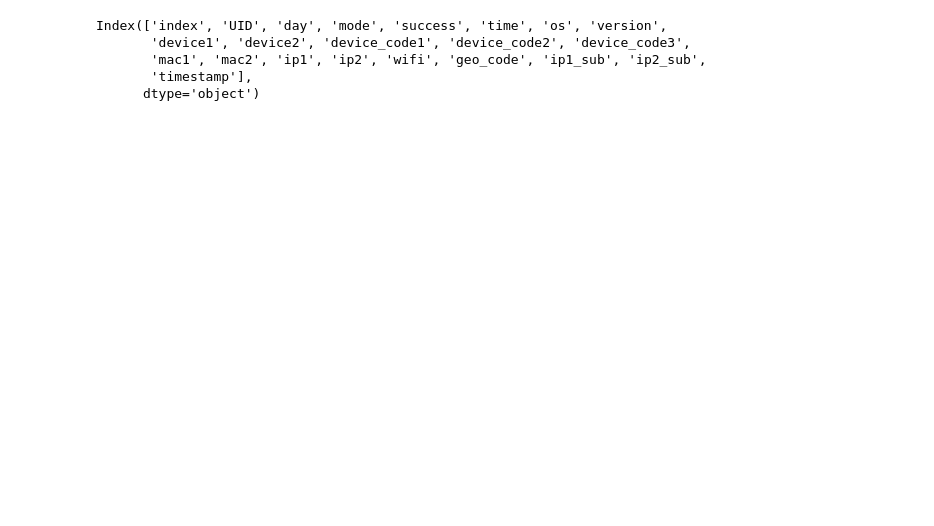
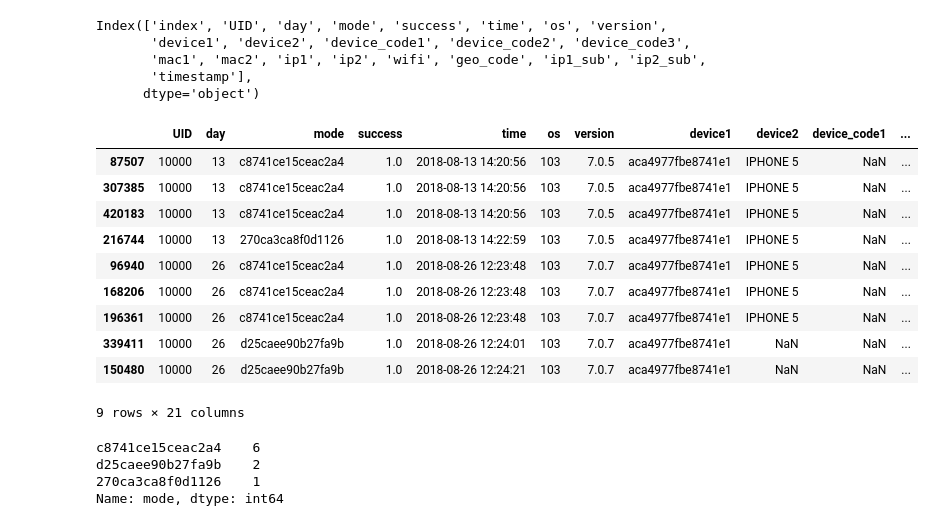
Before and after one commit to alexliu2360/dc_xjf, a Jupyter notebook: baseline.ipynb, the cells around one changed output. Saved outputs shown, nothing was run; the diff lists cells and outputs as text; code cells hidden in the pictures; blank space fills up the shorter version.

```diff
--- a/baseline.ipynb
+++ b/baseline.ipynb
@@ -128,3 +120,26 @@ Index(['index', 'UID', 'day', 'mode', 'success', 'time', 'os', 'version',
        'mac1', 'mac2', 'ip1', 'ip2', 'wifi', 'geo_code', 'ip1_sub', 'ip2_sub',
        'timestamp'],
       dtype='object')
+# %%
+op_train_fake_gp.get_group(10000)
+# %% [output]
+|  | UID | day | mode | success | time | os | version | device1 | device2 | device_code1 | ... |
+| 87507 | 10000 | 13 | c8741ce15ceac2a4 | 1.0 | 2018-08-13 14:20:56 | 103 | 7.0.5 | aca4977fbe8741e1 | IPHONE 5 | NaN | ... |
+| 307385 | 10000 | 13 | c8741ce15ceac2a4 | 1.0 | 2018-08-13 14:20:56 | 103 | 7.0.5 | aca4977fbe8741e1 | IPHONE 5 | NaN | ... |
+| 420183 | 10000 | 13 | c8741ce15ceac2a4 | 1.0 | 2018-08-13 14:20:56 | 103 | 7.0.5 | aca4977fbe8741e1 | IPHONE 5 | NaN | ... |
+| 216744 | 10000 | 13 | 270ca3ca8f0d1126 | 1.0 | 2018-08-13 14:22:59 | 103 | 7.0.5 | aca4977fbe8741e1 | IPHONE 5 | NaN | ... |
+| 96940 | 10000 | 26 | c8741ce15ceac2a4 | 1.0 | 2018-08-26 12:23:48 | 103 | 7.0.7 | aca4977fbe8741e1 | IPHONE 5 | NaN | ... |
+| 168206 | 10000 | 26 | c8741ce15ceac2a4 | 1.0 | 2018-08-26 12:23:48 | 103 | 7.0.7 | aca4977fbe8741e1 | IPHONE 5 | NaN | ... |
+| 196361 | 10000 | 26 | c8741ce15ceac2a4 | 1.0 | 2018-08-26 12:23:48 | 103 | 7.0.7 | aca4977fbe8741e1 | IPHONE 5 | NaN | ... |
+| 339411 | 10000 | 26 | d25caee90b27fa9b | 1.0 | 2018-08-26 12:24:01 | 103 | 7.0.7 | aca4977fbe8741e1 | NaN | NaN | ... |
+| 150480 | 10000 | 26 | d25caee90b27fa9b | 1.0 | 2018-08-26 12:24:21 | 103 | 7.0.7 | aca4977fbe8741e1 | NaN | NaN | ... |
+9 rows × 21 columns
+# %%
+type(op_train_fake_gp.get_group(10000))
+df_10000 = op_train_fake_gp.get_group(10000)
+df_10000['mode'].value_counts()
+# %% [output]
+c8741ce15ceac2a4    6
+d25caee90b27fa9b    2
+270ca3ca8f0d1126    1
+Name: mode, dtype: int64
```
Also changed, not shown: parts of 5 cells of this notebook.
